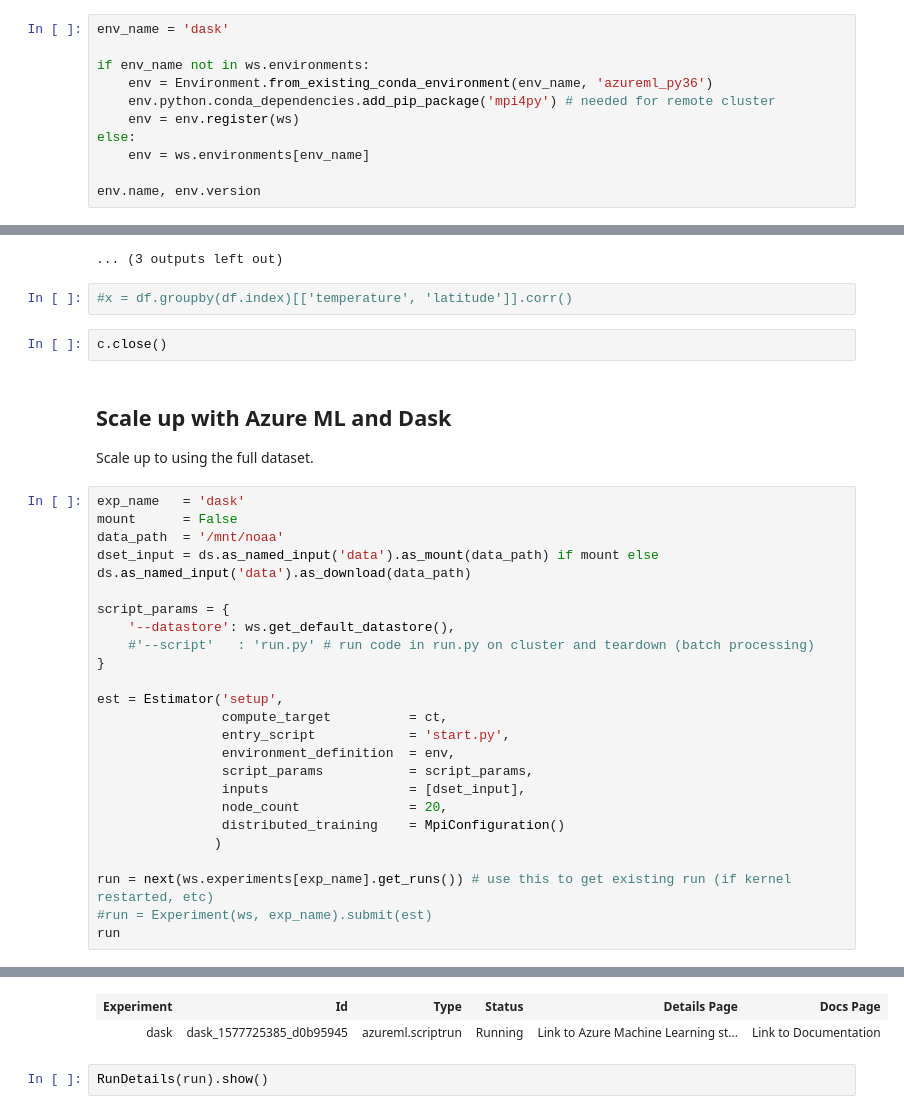
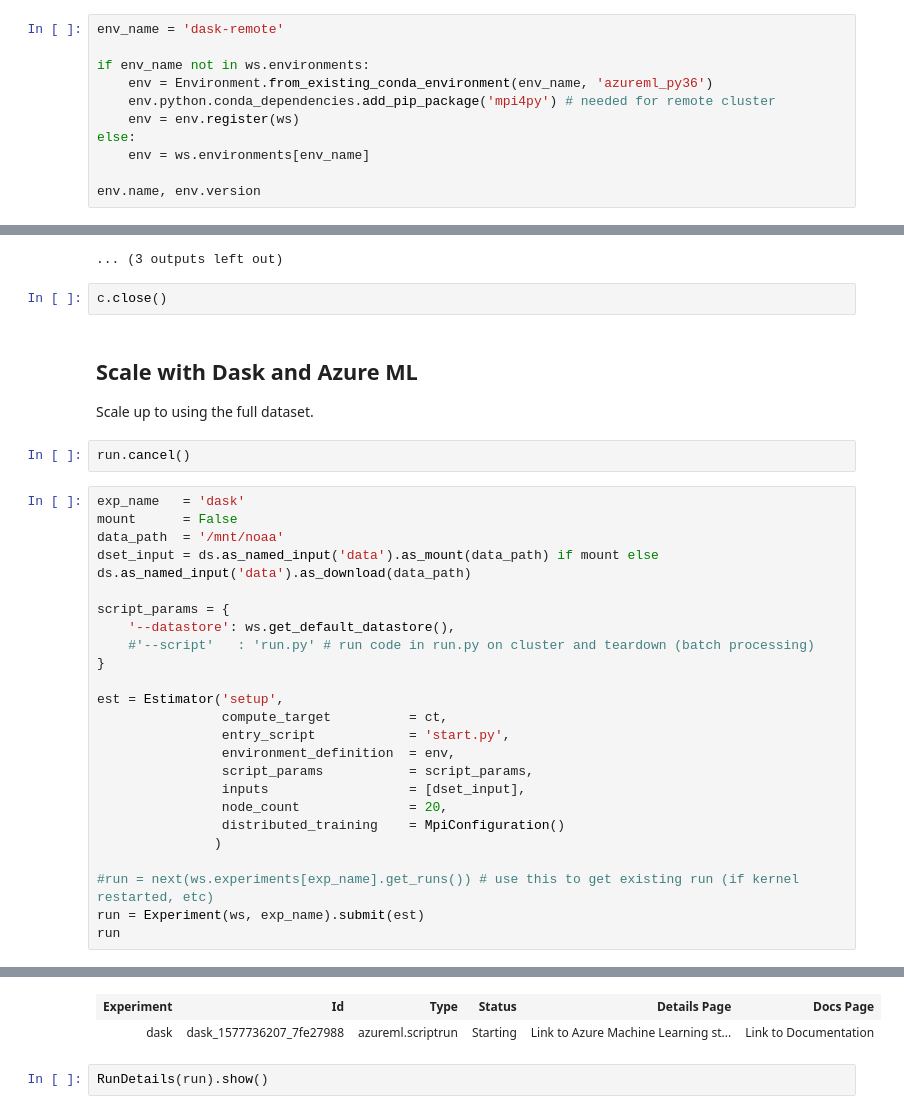
Before and after one commit to lostmygithubaccount/dasky, a Jupyter notebook: example.ipynb, the cells around one changed output, grey strips where cells are left out. Drawn from its saved outputs; the diff is of its cells as text.

```diff
--- a/example.ipynb
+++ b/example.ipynb
@@ -58,7 +82,7 @@ Workspace.create(name='bigdata', subscription_id='6560575d-fa06-4e7d-95fb-f962e7
 
 Create the environment to be used on the remote cluster.
 # %%
-env_name = 'dask'
+env_name = 'dask-remote'
 
 if env_name not in ws.environments:
     env = Environment.from_existing_conda_environment(env_name, 'azureml_py36')
@@ -277,14 +384,14 @@ for col in list(means.columns):
 [figure]
 [figure]
 ... (3 outputs left out)
-# %%
-#x = df.groupby(df.index)[['temperature', 'latitude']].corr()
 # %%
 c.close()
 # %% [markdown]
-## Scale up with Azure ML and Dask
+## Scale with Dask and Azure ML
 
 Scale up to using the full dataset.
+# %%
+run.cancel()
 # %%
 exp_name   = 'dask'
 mount      = False
@@ -306,7 +413,7 @@ est = Estimator('setup',
                 distributed_training    = MpiConfiguration()
                )
 
-run = next(ws.experiments[exp_name].get_runs()) # use this to get existing run (if kernel restarted, etc)
-#run = Experiment(ws, exp_name).submit(est)
+#run = next(ws.experiments[exp_name].get_runs()) # use this to get existing run (if kernel restarted, etc)
+run = Experiment(ws, exp_name).submit(est)
 run
 # %% [output]
@@ -314,5 +420,5 @@ WARNING - This compute target type doesn't support non-Docker runs; overriding r
 | Experiment | Id | Type | Status | Details Page | Docs Page |
-| dask | dask_1577725385_d0b95945 | azureml.scriptrun | Running | Link to Azure Machine Learning st... | Link to Documentation |
+| dask | dask_1577736207_7fe27988 | azureml.scriptrun | Starting | Link to Azure Machine Learning st... | Link to Documentation |
 # %%
 RunDetails(run).show()
 # %% [output]
```
Also changed, not shown: parts of 40 cells of this notebook.
